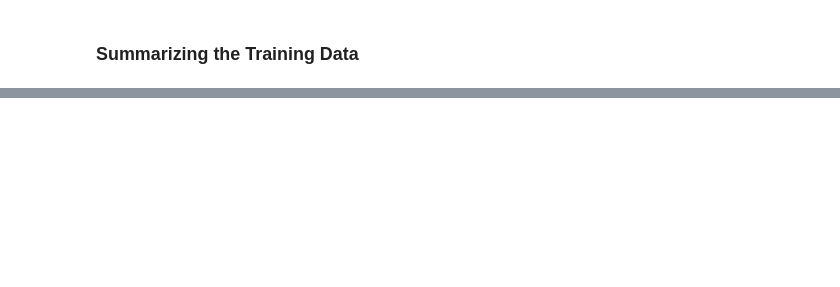
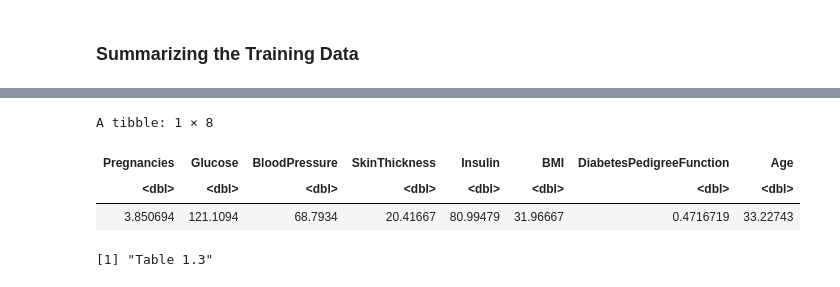
Before and after one commit to ArmanM101/Diabetes-Prediction-Model, a Jupyter notebook: Diabetes Proposal.ipynb, the cells around one changed output, grey strips where cells are left out. Drawn from its saved outputs; the diff is of its cells as text; code cells hidden in the pictures; blank space fills up the shorter version.

```diff
--- a/Diabetes Proposal.ipynb
+++ b/Diabetes Proposal.ipynb
@@ -78,0 +141,12 @@ A tibble: 768 × 9
+# %%
+avg_pred_vals <- diab_train |>
+    select(-Outcome) |>
+    map_df(mean, na.rm = TRUE)
+avg_pred_vals
+print("Table 1.3")
+# %% [output]
+A tibble: 1 × 8
+| Pregnancies | Glucose | BloodPressure | SkinThickness | Insulin | BMI | DiabetesPedigreeFunction | Age |
+| <dbl> | <dbl> | <dbl> | <dbl> | <dbl> | <dbl> | <dbl> | <dbl> |
+| 3.850694 | 121.1094 | 68.7934 | 20.41667 | 80.99479 | 31.96667 | 0.4716719 | 33.22743 |
+[1] "Table 1.3"
```
Also changed, not shown: parts of 23 cells of this notebook.
